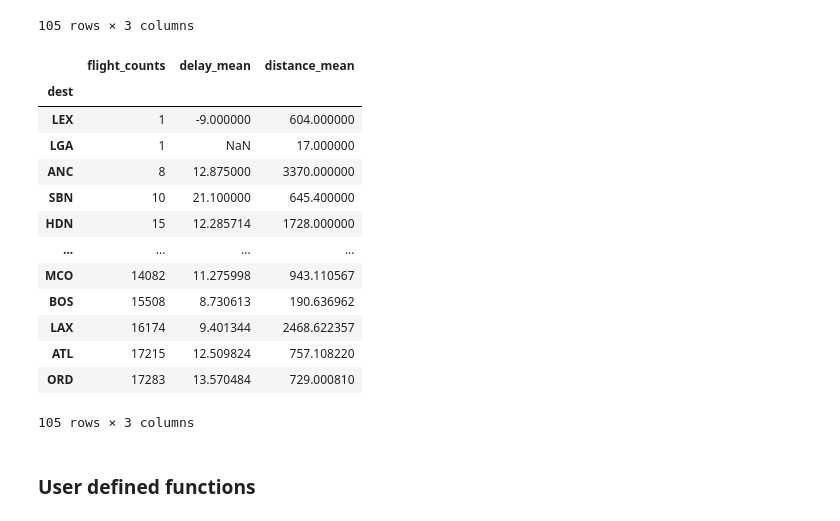
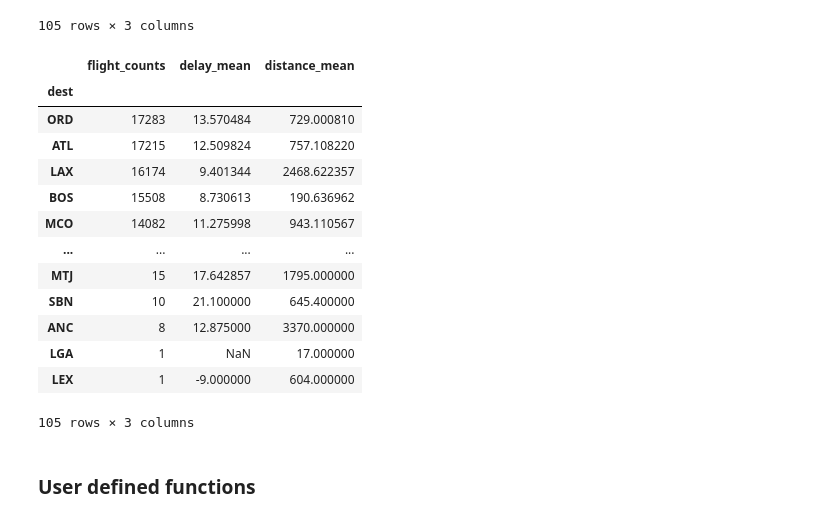
Before and after one commit to udveg/DS601_Fall21, a Jupyter notebook: Week07/Pandas Part3.ipynb, the cells around one changed output. Drawn from its saved outputs; the diff is of its cells as text; code cells hidden in the pictures.

```diff
--- a/Week07/Pandas Part3.ipynb
+++ b/Week07/Pandas Part3.ipynb
@@ -441,21 +507,21 @@ grouped_by_dest
 | XNA | 1036 | 6.464886 | 1142.505792 |
 105 rows × 3 columns
 # %%
-grouped_by_dest.sort_values(by='flight_counts')
+grouped_by_dest.sort_values(by='flight_counts' ,ascending=False)
 # %% [output]
 |  | flight_counts | delay_mean | distance_mean |
 | dest |  |  |  |
+| ORD | 17283 | 13.570484 | 729.000810 |
+| ATL | 17215 | 12.509824 | 757.108220 |
+| LAX | 16174 | 9.401344 | 2468.622357 |
+| BOS | 15508 | 8.730613 | 190.636962 |
+| MCO | 14082 | 11.275998 | 943.110567 |
+| ... | ... | ... | ... |
+| MTJ | 15 | 17.642857 | 1795.000000 |
+| SBN | 10 | 21.100000 | 645.400000 |
+| ANC | 8 | 12.875000 | 3370.000000 |
+| LGA | 1 | NaN | 17.000000 |
 | LEX | 1 | -9.000000 | 604.000000 |
-| LGA | 1 | NaN | 17.000000 |
-| ANC | 8 | 12.875000 | 3370.000000 |
-| SBN | 10 | 21.100000 | 645.400000 |
-| HDN | 15 | 12.285714 | 1728.000000 |
-| ... | ... | ... | ... |
-| MCO | 14082 | 11.275998 | 943.110567 |
-| BOS | 15508 | 8.730613 | 190.636962 |
-| LAX | 16174 | 9.401344 | 2468.622357 |
-| ATL | 17215 | 12.509824 | 757.108220 |
-| ORD | 17283 | 13.570484 | 729.000810 |
 105 rows × 3 columns
 # %% [markdown]
 ### User defined functions
```
Also changed, not shown: parts of 17 cells of this notebook.
